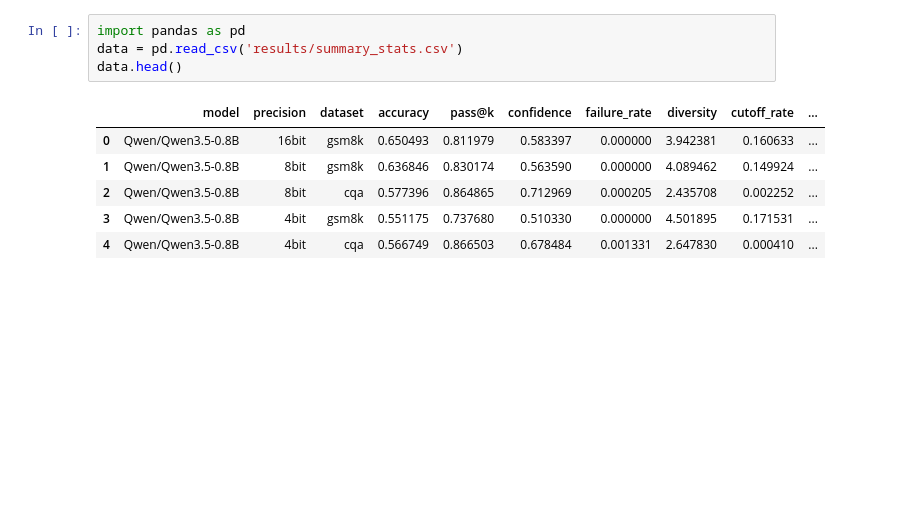
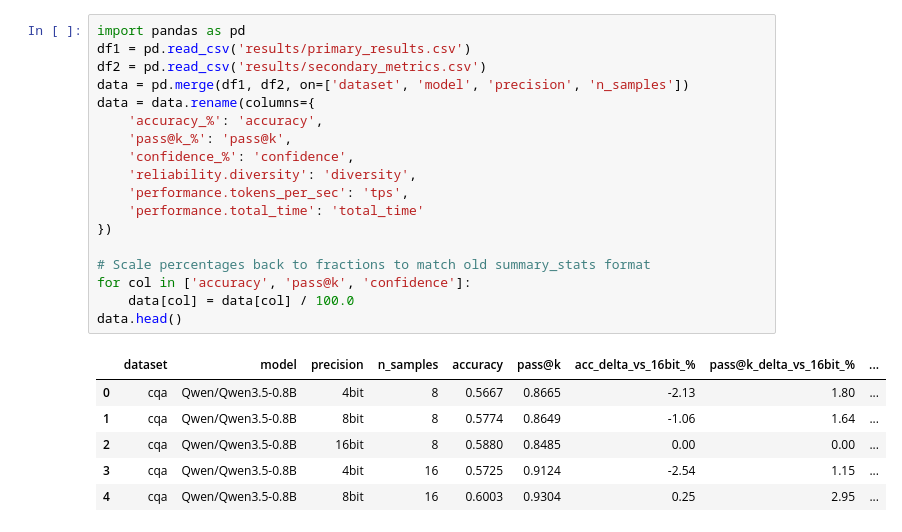
Before and after one commit to PrachitDeshinge-324/SLM, a Jupyter notebook: test.ipynb, the cells around one changed output. Cells and saved outputs as stored; diff of their text form; blank space fills up the shorter version.

```diff
--- a/test.ipynb
+++ b/test.ipynb
@@ -1,14 +1,28 @@
 # %%
 import pandas as pd
-data = pd.read_csv('results/summary_stats.csv')
+df1 = pd.read_csv('results/primary_results.csv')
+df2 = pd.read_csv('results/secondary_metrics.csv')
+data = pd.merge(df1, df2, on=['dataset', 'model', 'precision', 'n_samples'])
+data = data.rename(columns={
+    'accuracy_%': 'accuracy',
+    'pass@k_%': 'pass@k',
+    'confidence_%': 'confidence',
+    'reliability.diversity': 'diversity',
+    'performance.tokens_per_sec': 'tps',
+    'performance.total_time': 'total_time'
+})
+
+# Scale percentages back to fractions to match old summary_stats format
+for col in ['accuracy', 'pass@k', 'confidence']:
+    data[col] = data[col] / 100.0
 data.head()
 # %% [output]
-|  | model | precision | dataset | accuracy | pass@k | confidence | failure_rate | diversity | cutoff_rate | ... |
-| 0 | Qwen/Qwen3.5-0.8B | 16bit | gsm8k | 0.650493 | 0.811979 | 0.583397 | 0.000000 | 3.942381 | 0.160633 | ... |
-| 1 | Qwen/Qwen3.5-0.8B | 8bit | gsm8k | 0.636846 | 0.830174 | 0.563590 | 0.000000 | 4.089462 | 0.149924 | ... |
-| 2 | Qwen/Qwen3.5-0.8B | 8bit | cqa | 0.577396 | 0.864865 | 0.712969 | 0.000205 | 2.435708 | 0.002252 | ... |
-| 3 | Qwen/Qwen3.5-0.8B | 4bit | gsm8k | 0.551175 | 0.737680 | 0.510330 | 0.000000 | 4.501895 | 0.171531 | ... |
-| 4 | Qwen/Qwen3.5-0.8B | 4bit | cqa | 0.566749 | 0.866503 | 0.678484 | 0.001331 | 2.647830 | 0.000410 | ... |
+|  | dataset | model | precision | n_samples | accuracy | pass@k | acc_delta_vs_16bit_% | pass@k_delta_vs_16bit_% | ... |
+| 0 | cqa | Qwen/Qwen3.5-0.8B | 4bit | 8 | 0.5667 | 0.8665 | -2.13 | 1.80 | ... |
+| 1 | cqa | Qwen/Qwen3.5-0.8B | 8bit | 8 | 0.5774 | 0.8649 | -1.06 | 1.64 | ... |
+| 2 | cqa | Qwen/Qwen3.5-0.8B | 16bit | 8 | 0.5880 | 0.8485 | 0.00 | 0.00 | ... |
+| 3 | cqa | Qwen/Qwen3.5-0.8B | 4bit | 16 | 0.5725 | 0.9124 | -2.54 | 1.15 | ... |
+| 4 | cqa | Qwen/Qwen3.5-0.8B | 8bit | 16 | 0.6003 | 0.9304 | 0.25 | 2.95 | ... |
 # %%
 # columns i want to display model, precision, dataset, accuracy, confidence, pass@k, diversity tps and total time n_questions
 columns_to_display = ['model', 'precision', 'dataset', 'accuracy', 'confidence', 'pass@k', 'diversity', 'tps', 'total_time', 'n_questions']
```
Also changed, not shown: parts of 4 cells of this notebook, 15 other files.
